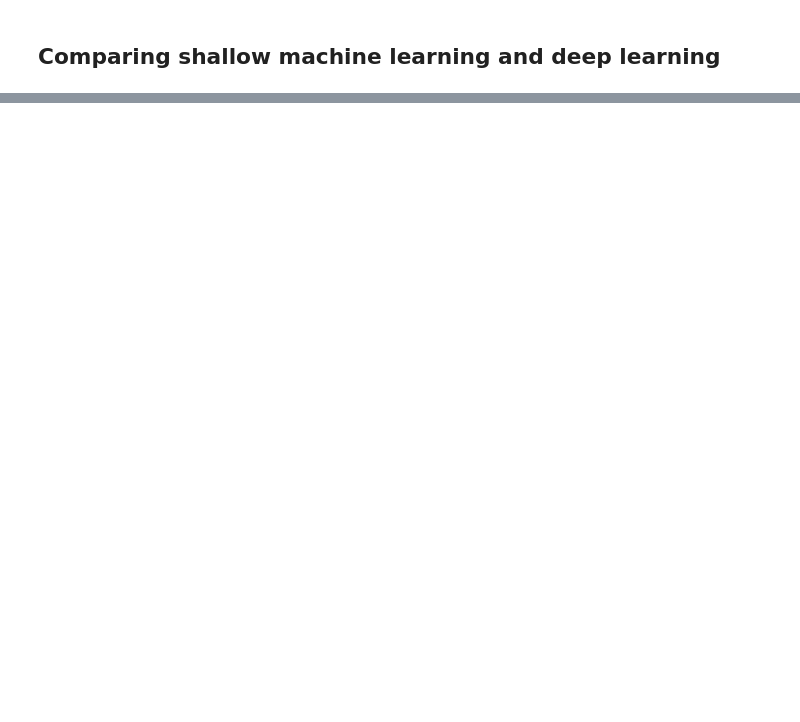
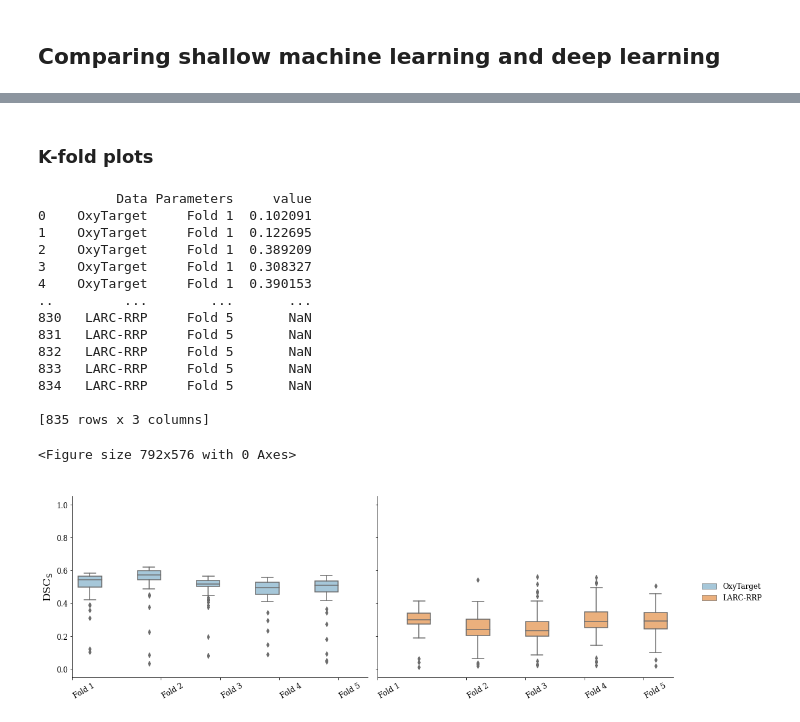
Before and after one commit to IngvildAskimAdde/MasterThesis, a Jupyter notebook: visualize_results.ipynb, the cells around one changed output, grey strips where cells are left out. Cells and saved outputs as stored; diff of their text form; code cells hidden in the pictures; blank space fills up the shorter version.

```diff
--- a/visualize_results.ipynb
+++ b/visualize_results.ipynb
@@ -591,0 +645,2 @@ main_compare(dsc_scores)
+# %% [markdown]
+### K-fold plots
@@ -591,0 +711,58 @@ main_compare(dsc_scores)
+# %%
+def main_kfold_grid():
+
+    excel_path = '/Volumes/LaCie/MasterThesis_Ingvild/Excel_data/Experiment_plan.xlsx'
+    df_LARC = pd.read_excel(excel_path, sheet_name='LARC')
+    df_Oxy = pd.read_excel(excel_path, sheet_name='Oxy')
+    paths_LARC = list(df_LARC['Result path'])
+    paths_Oxy = list(df_Oxy['Result path'])
+
+    # Define correct experiments (IDs)
+    ids_LARC = [2, 1, 0, 3, 4]
+    column_names_LARC = ['Fold 3', 'Fold 2', 'Fold 1', 'Fold 4', 'Fold 5']
+
+    df_LARC_folds = pd.DataFrame()
+    for i in range(len(column_names_LARC)):
+        df_temp = pd.read_csv(paths_LARC[ids_LARC[i]] + '/logs.csv')
+        df_LARC_folds[column_names_LARC[i]] = df_temp['val_dice']
+
+    df_LARC_folds = swap_columns(df_LARC_folds, 'Fold 3', 'Fold 1')
+    df_LARC_folds['Data'] = 'LARC-RRP'
+
+
+    ids_Oxy = [4, 1, 2, 3, 0]
+    column_names_Oxy = ['Fold 5', 'Fold 2', 'Fold 3', 'Fold 4', 'Fold 1']
+
+    df_Oxy_folds = pd.DataFrame()
+    for i in range(len(column_names_Oxy)):
+        df_temp = pd.read_csv(paths_Oxy[ids_Oxy[i]] + '/logs.csv')
+        df_Oxy_folds[column_names_Oxy[i]] = df_temp['val_dice']
+
+    df_Oxy_folds = swap_columns(df_Oxy_folds, 'Fold 5', 'Fold 1')
+    df_Oxy_folds['Data'] = 'OxyTarget'
+
+    df = pd.concat([df_Oxy_folds, df_LARC_folds])
+    df = pd.melt(df, id_vars=['Data'], var_name=['Parameters'])
+    print(df)
+    #Plot as boxplots
+    order = ['Fold 1', 'Fold 2', 'Fold 3', 'Fold 4', 'Fold 5']
+    catplot_kfold(df, 12, 12, order, filename='test', save=False)
+# %%
+main_kfold_grid()
+# %% [output]
+          Data Parameters     value
+0    OxyTarget     Fold 1  0.102091
+1    OxyTarget     Fold 1  0.122695
+2    OxyTarget     Fold 1  0.389209
+3    OxyTarget     Fold 1  0.308327
+4    OxyTarget     Fold 1  0.390153
+..         ...        ...       ...
+830   LARC-RRP     Fold 5       NaN
+831   LARC-RRP     Fold 5       NaN
+832   LARC-RRP     Fold 5       NaN
+833   LARC-RRP     Fold 5       NaN
+834   LARC-RRP     Fold 5       NaN
+
+[835 rows x 3 columns]
+<Figure size 792x576 with 0 Axes>
+[figure, added]
```
Also changed, not shown: parts of 15 cells of this notebook, 2 other files.
